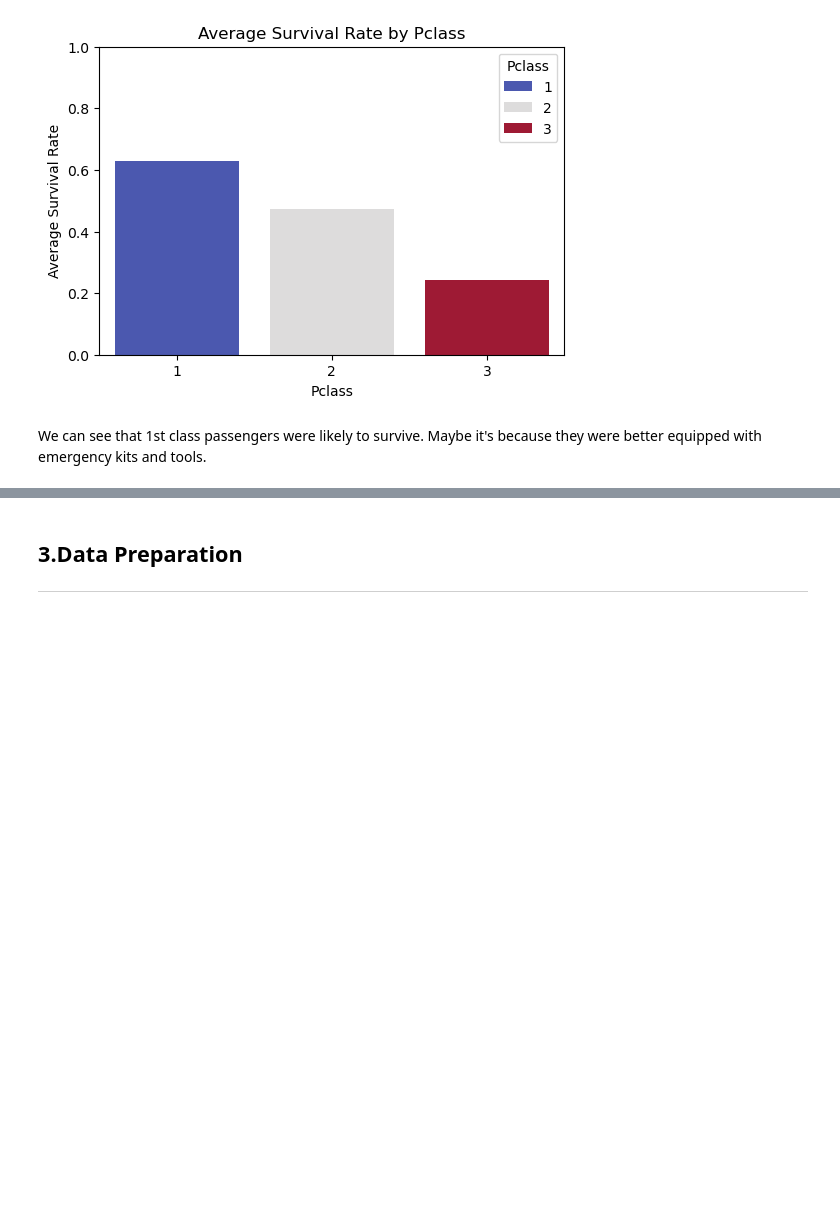
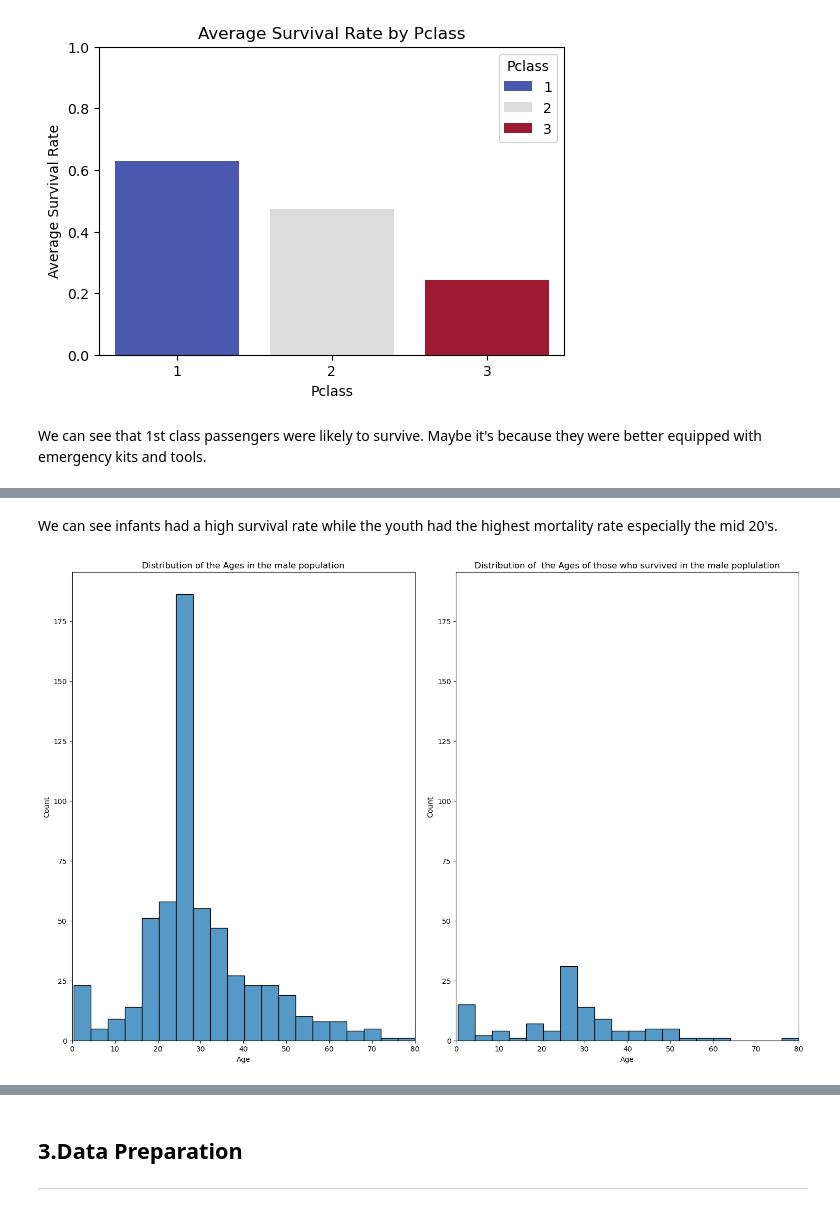
Before and after one commit to Benbellah-Owino/titanic-analysis-and-modelling, a Jupyter notebook: index.ipynb, the cells around one changed output, grey strips where cells are left out. Drawn from its saved outputs; the diff is of its cells as text; code cells hidden in the pictures; blank space fills up the shorter version.

```diff
--- a/index.ipynb
+++ b/index.ipynb
@@ -239,0 +282,29 @@ We can see that 1st class passengers were likely to survive. Maybe it's because
+# %% [markdown]
+We can see infants had a high survival rate while the youth had the highest mortality rate especially the mid 20's.
+# %%
+# Let's look at the age demographics of men
+fig, ax = plt.subplots(1,2, figsize=(15, 10), sharey=True)
+
+bins=20
+
+chartdfm = train[train["Sex"]=="male"]
+chartdfms = chartdfm[chartdfm["Survived"]==1]
+
+ax[0].set_title("Distribution of the Ages in the male population")
+ax[0].set_xlabel("Age")
+ax[0].set_ylabel("Count")
+ax[0].set_xlim(0, 80)
+sns.histplot(data=chartdfm, x="Age", ax=ax[0], bins=bins)
+
+
+ax[1].set_title("Distribution of  the Ages of those who survived in the male poplulation")
+ax[1].set_xlabel("Age")
+ax[1].set_ylabel("Count")
+ax[1].set_xlim(0, 80)
+ax[1].tick_params(labelleft=True)
+sns.histplot(data=chartdfms, x="Age", ax=ax[1], bins=bins)
+
+plt.tight_layout()
+plt.show()
+# %% [output]
+[figure, added]
```
Also changed, not shown: parts of 12 cells of this notebook, 1 other file.
